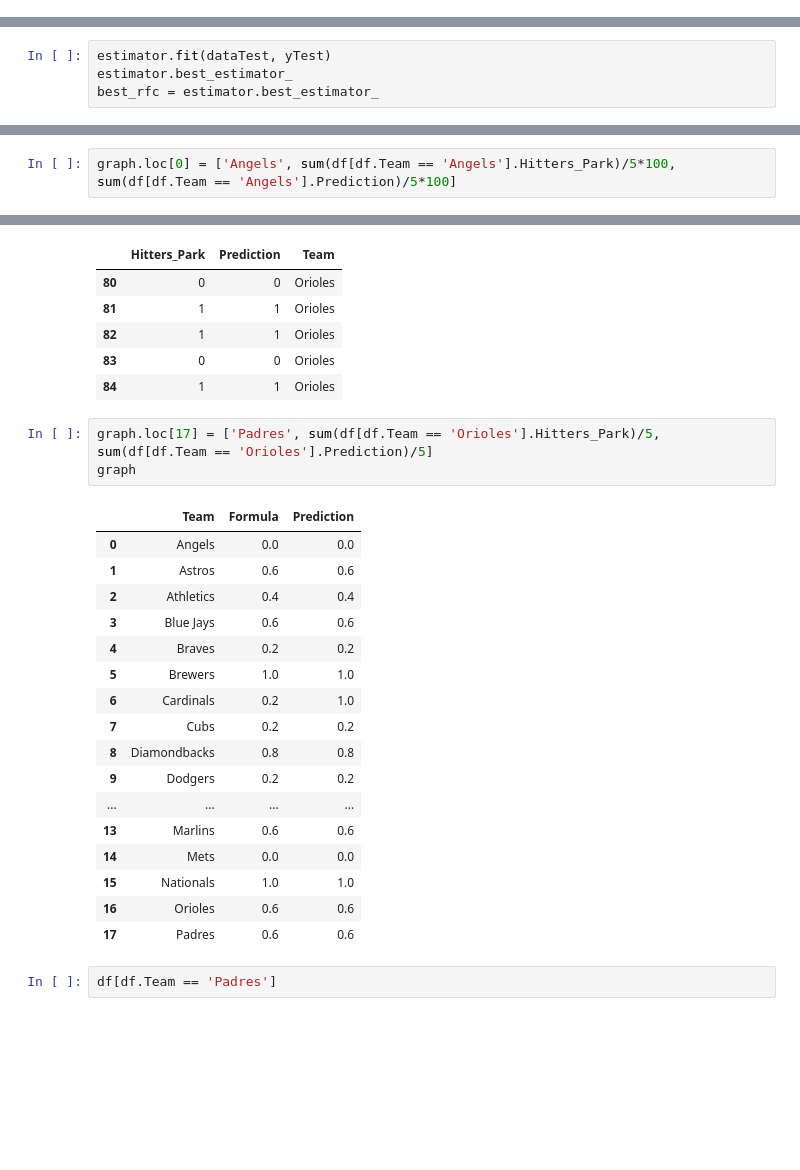
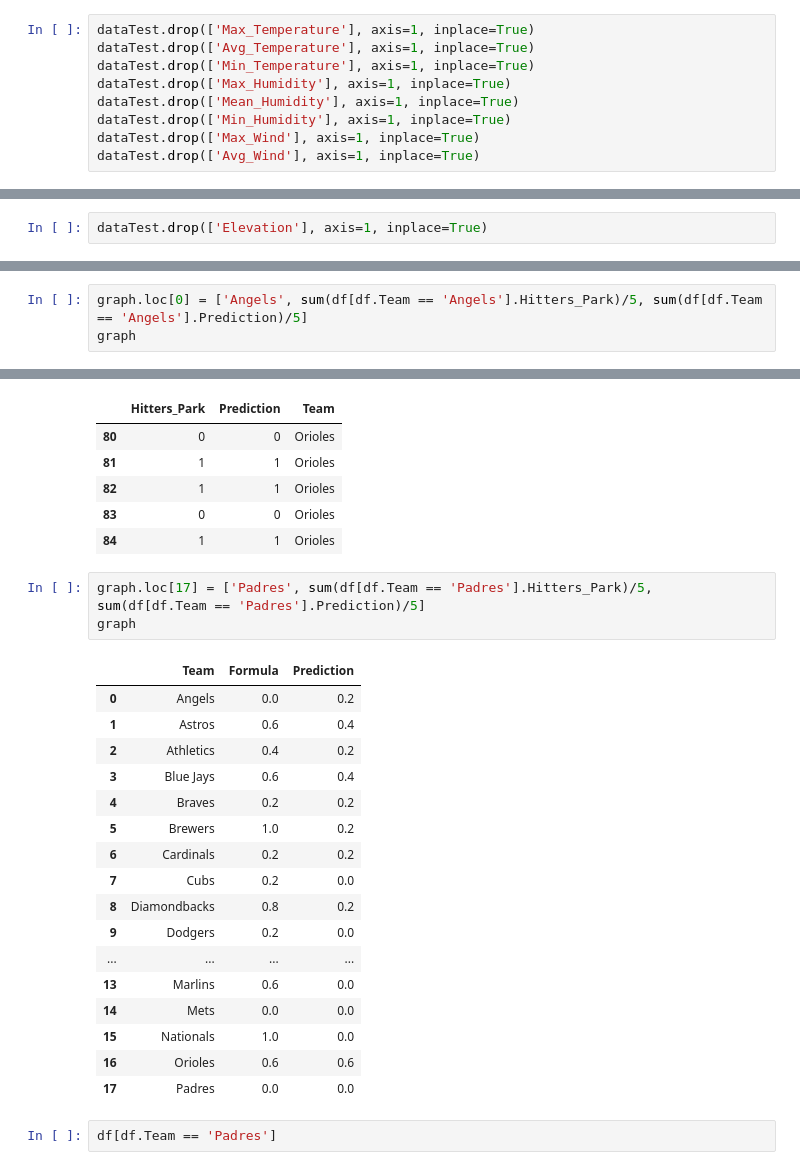
Before and after one commit to davidreyling/csc570-data-science, a Jupyter notebook: Reyling Baseball Final Project.ipynb, the cells around one changed output, grey strips where cells are left out. Cells and saved outputs as stored; diff of their text form; blank space fills up the shorter version.

```diff
--- a/Reyling Baseball Final Project.ipynb
+++ b/Reyling Baseball Final Project.ipynb
@@ -317,3 +318,12 @@ dataTest.drop(['R'], axis=1, inplace=True)
+# %%
+dataTest.drop(['Max_Temperature'], axis=1, inplace=True)
+dataTest.drop(['Avg_Temperature'], axis=1, inplace=True)
+dataTest.drop(['Min_Temperature'], axis=1, inplace=True)
+dataTest.drop(['Max_Humidity'], axis=1, inplace=True)
+dataTest.drop(['Mean_Humidity'], axis=1, inplace=True)
+dataTest.drop(['Min_Humidity'], axis=1, inplace=True)
+dataTest.drop(['Max_Wind'], axis=1, inplace=True)
+dataTest.drop(['Avg_Wind'], axis=1, inplace=True)
 # %%
 dummies = pd.get_dummies(dataTest['Hitters_Park'], prefix='Hitters_Park')
 dummies
@@ -340,10 +350,8 @@ dummies
 yTest = dummies.pop('Hitters_Park_Yes')
 # %%
 dataTest.drop(['Hitters_Park'], axis=1, inplace=True)
-# %%
-estimator.fit(dataTest, yTest)
-estimator.best_estimator_
-best_rfc = estimator.best_estimator_
+# %%
+dataTest.drop(['Elevation'], axis=1, inplace=True)
 # %%
 accuracy = accuracy_score(yTest, best_rfc.predict(dataTest))
 print "Accuracy: ", accuracy
@@ -356,4 +364,5 @@ df = DataFrame({'Team': y_Team, 'Hitters_Park': yTest, 'Prediction': best_rfc.pr
 columns = ['Team', 'Formula', 'Prediction']
 graph = pd.DataFrame(columns = columns)
 # %%
-graph.loc[0] = ['Angels', sum(df[df.Team == 'Angels'].Hitters_Park)/5*100, sum(df[df.Team == 'Angels'].Prediction)/5*100]
+graph.loc[0] = ['Angels', sum(df[df.Team == 'Angels'].Hitters_Park)/5, sum(df[df.Team == 'Angels'].Prediction)/5]
+graph
@@ -752,26 +755,26 @@ df[df.Team == 'Orioles']
 | 83 | 0 | 0 | Orioles |
 | 84 | 1 | 1 | Orioles |
 # %%
-graph.loc[17] = ['Padres', sum(df[df.Team == 'Orioles'].Hitters_Park)/5, sum(df[df.Team == 'Orioles'].Prediction)/5]
+graph.loc[17] = ['Padres', sum(df[df.Team == 'Padres'].Hitters_Park)/5, sum(df[df.Team == 'Padres'].Prediction)/5]
 graph
 # %% [output]
 |  | Team | Formula | Prediction |
-| 0 | Angels | 0.0 | 0.0 |
-| 1 | Astros | 0.6 | 0.6 |
-| 2 | Athletics | 0.4 | 0.4 |
-| 3 | Blue Jays | 0.6 | 0.6 |
+| 0 | Angels | 0.0 | 0.2 |
+| 1 | Astros | 0.6 | 0.4 |
+| 2 | Athletics | 0.4 | 0.2 |
+| 3 | Blue Jays | 0.6 | 0.4 |
 | 4 | Braves | 0.2 | 0.2 |
-| 5 | Brewers | 1.0 | 1.0 |
-| 6 | Cardinals | 0.2 | 1.0 |
-| 7 | Cubs | 0.2 | 0.2 |
-| 8 | Diamondbacks | 0.8 | 0.8 |
-| 9 | Dodgers | 0.2 | 0.2 |
+| 5 | Brewers | 1.0 | 0.2 |
+| 6 | Cardinals | 0.2 | 0.2 |
+| 7 | Cubs | 0.2 | 0.0 |
+| 8 | Diamondbacks | 0.8 | 0.2 |
+| 9 | Dodgers | 0.2 | 0.0 |
 | ... | ... | ... | ... |
-| 13 | Marlins | 0.6 | 0.6 |
+| 13 | Marlins | 0.6 | 0.0 |
 | 14 | Mets | 0.0 | 0.0 |
-| 15 | Nationals | 1.0 | 1.0 |
+| 15 | Nationals | 1.0 | 0.0 |
 | 16 | Orioles | 0.6 | 0.6 |
-| 17 | Padres | 0.6 | 0.6 |
+| 17 | Padres | 0.0 | 0.0 |
 # %%
 df[df.Team == 'Padres']
 # %% [output]
```
Also changed, not shown: parts of 163 cells of this notebook, 1 other file.
